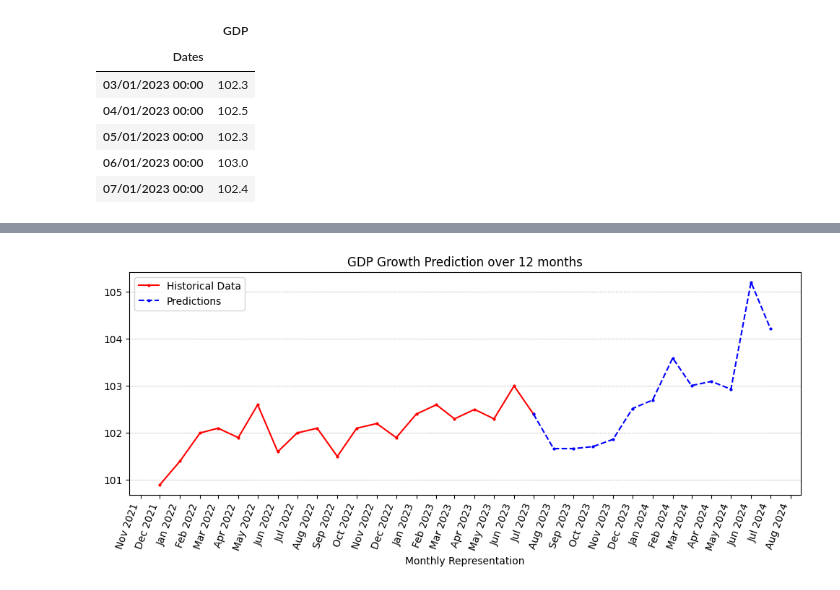
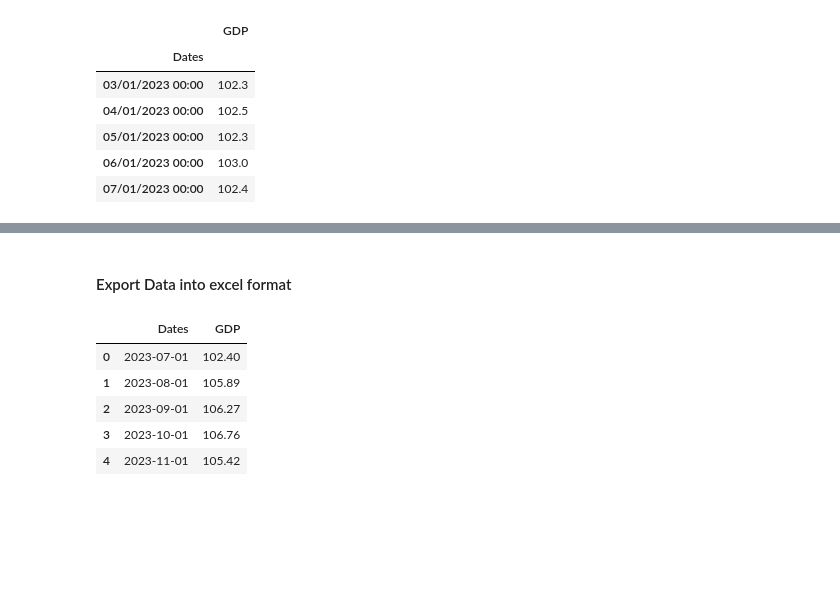
Before and after one commit to ganam93/uk_inflation_prediction, a Jupyter notebook: notebooks/lstm_model_notebooks/GDP Forecasting.ipynb, the cells around one changed output, grey strips where cells are left out. Cells and saved outputs as stored; diff of their text form; code cells hidden in the pictures; blank space fills up the shorter version.

Commit message:
GDP Yearly Growth prediction model added

```diff
--- a/notebooks/lstm_model_notebooks/GDP Forecasting.ipynb
+++ b/notebooks/lstm_model_notebooks/GDP Forecasting.ipynb
@@ -20,7 +20,7 @@ import csv
 from dateutil.relativedelta import relativedelta
 # %%
 # Read CPI data from CSV file
-gdp_2007_2023 = pd.read_csv('../input_data/gpd_data_Jan2007_Sept2023.csv')
+gdp_2007_2023 = pd.read_csv('../input_data/gdp_yearly_1949_2022.csv')
 
 # Extract Year and Month from 'Dates' column
 gdp_2007_2023['Month'] = gdp_2007_2023['Dates'].str.split('-').str[0].astype('str')
@@ -158,0 +175,17 @@ Actual last 20 Months CPIH data:  [100.9, 101.4, 102.0, 102.1, 101.9, 102.6, 101
+# %% [markdown]
+#### Export Data into excel format
+# %%
+# Assuming 'latestdata' and 'prediction' are lists of corresponding values
+month = 12
+s = '12/2021'
+x2 = [datetime.strptime(s, '%m/%Y') + relativedelta(months=19 + i) for i in range(month + 1)]
+output_data = pd.DataFrame({'Dates' : x2, 'GDP' : gdp_prediction })
+output_data['GDP'] = output_data['GDP'].astype('float').round(2)
+output_data.head()
+# %% [output]
+|  | Dates | GDP |
+| 0 | 2023-07-01 | 102.40 |
+| 1 | 2023-08-01 | 105.89 |
+| 2 | 2023-09-01 | 106.27 |
+| 3 | 2023-10-01 | 106.76 |
+| 4 | 2023-11-01 | 105.42 |
@@ -192,5 +227,3 @@ plt.title('GDP Growth Prediction over {} months'.format(month))
 plt.xlabel('Monthly Representation')
 plt.legend()
 plt.show()
-# %% [output]
-[figure, removed]
```
Also changed, not shown: parts of 4 cells of this notebook, 10 other files.
